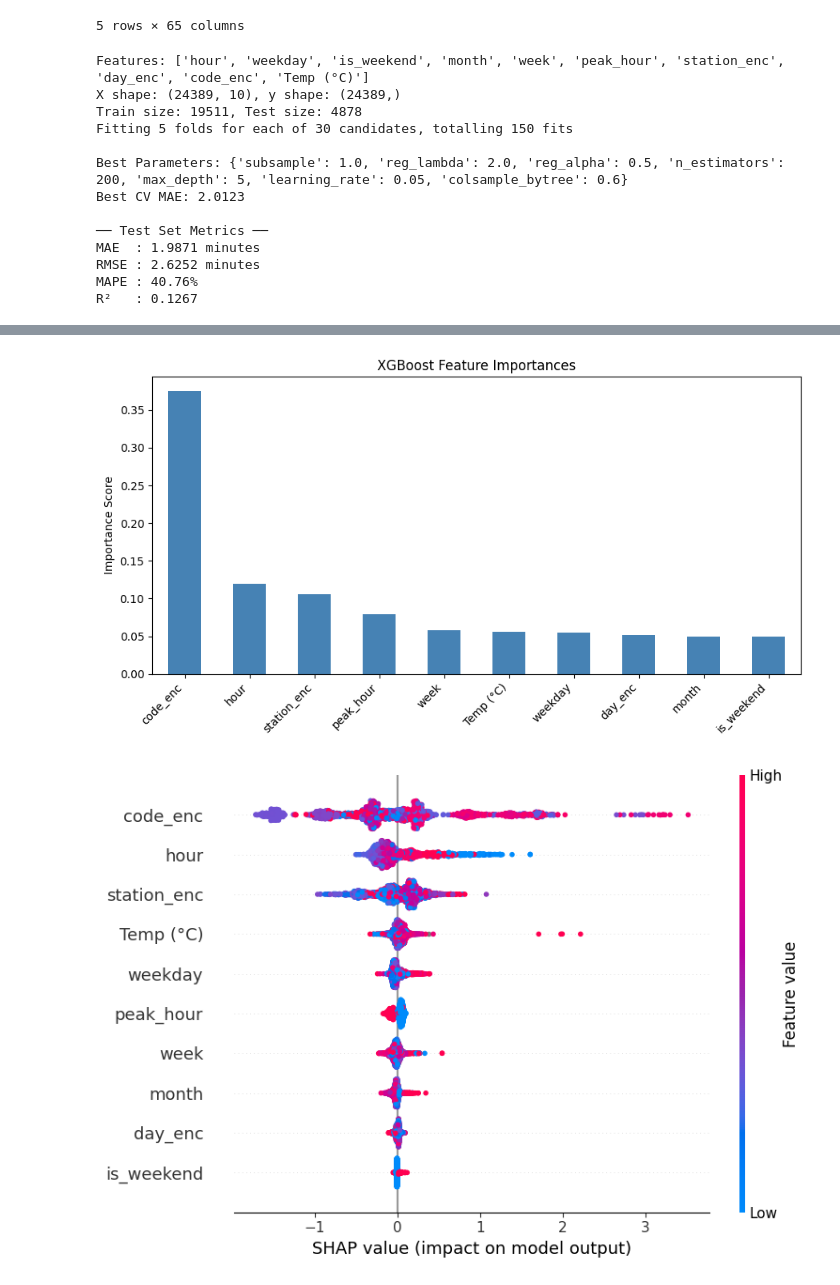
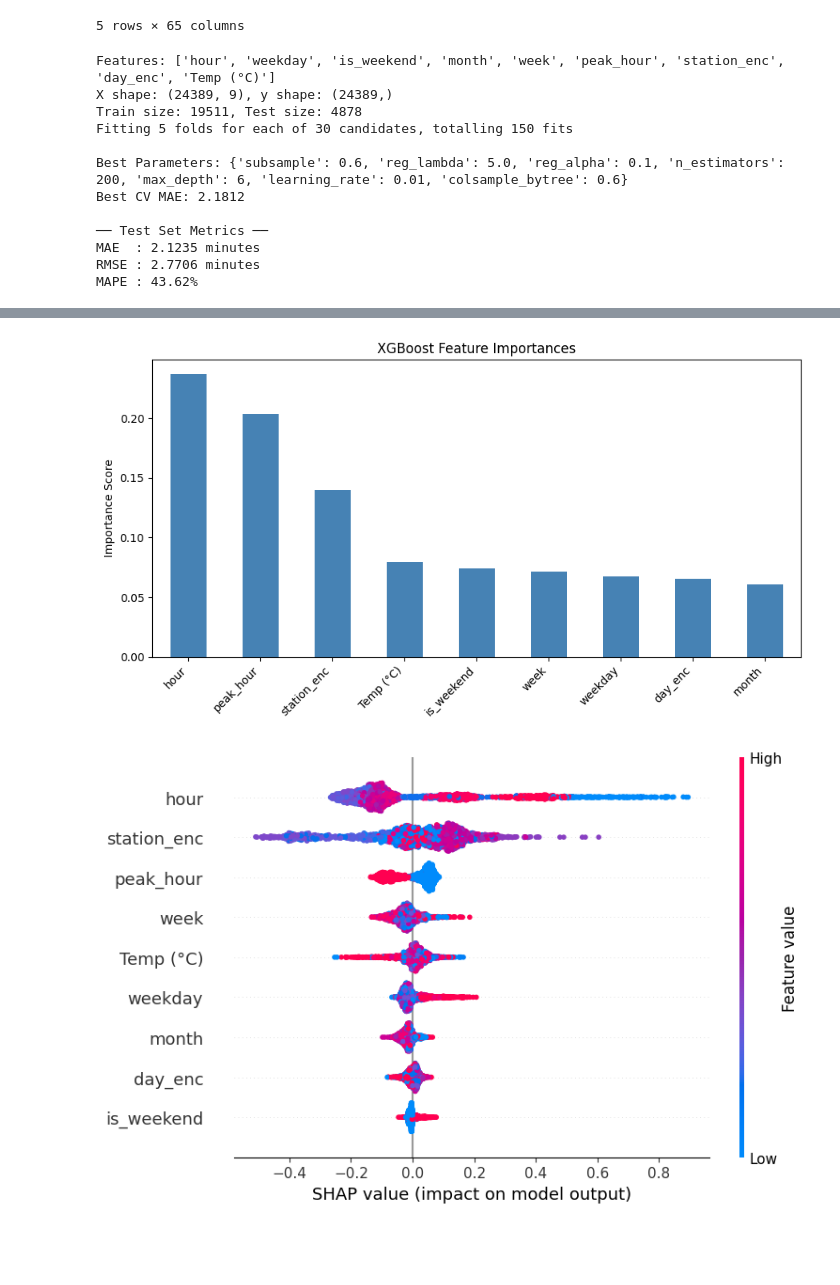
Before and after one commit to hwalia/C8ML7_subwaydelay, a Jupyter notebook: model/XGboost.ipynb, the cells around one changed output, grey strips where cells are left out. Drawn from its saved outputs; the diff is of its cells as text; code cells hidden in the pictures; blank space fills up the shorter version.

```diff
--- a/model/XGboost.ipynb
+++ b/model/XGboost.ipynb
@@ -23,0 +100,19 @@ import shap  # SHapley Additive exPlanations — explains which features drive p
+# %%
+## 5. ENCODE CATEGORICAL FEATURES
+
+# List of columns that contain text categories
+# XGBoost requires all inputs to be numeric, so we must convert these
+cat_cols = ['station', 'code', 'bound', 'line', 'day']
+
+# Create a LabelEncoder instance — reused for each column
+le = LabelEncoder()
+
+# Loop through each categorical column and create a new encoded version
+# e.g. 'BLOOR STATION' → 3, 'DUNDAS STATION' → 7, etc.
+# We keep the originals in case we need them for inspection later
+for col in cat_cols:
+    df[col + '_enc'] = le.fit_transform(df[col].astype(str))
+
+
+# Preview the first 5 rows
+df.head()
@@ -107,7 +678,7 @@ dtype: int64
 | 4 | 2023-01-01 | 08:11 | Sunday | GREENWOOD STATION | MUNOA | 5 | 10 | E | BD | 0 | ... |
 5 rows × 65 columns
 # %%
-## 5 DEFINE FEATURES AND TARGET
+## 6. DEFINE FEATURES AND TARGET
 
 # The list of input columns the model will learn from
 FEATURES = [
@@ -121,8 +692,7 @@ FEATURES = [
     # knowing the gap already implies knowing the delay, so it cannot be used as a predictor
     'station_enc',        # Encoded station name
     'day_enc',             # Encoded day name
-    'code_enc',           # Encoded delay code
-    'Temp (°C)'          # Temperature in Celsius
+    'Temp (°C)'
 ]
 
 # The column we want to predict — how many minutes the delay will be
@@ -136,7 +706,7 @@ print(f"Features: {FEATURES}")
 print(f"X shape: {X.shape}, y shape: {y.shape}")
 
 
-## 6. TRAIN-TEST SPLIT
+## 7. TRAIN / TEST SPLIT (time-aware)
 
 # Calculate the index that corresponds to 80% of the data
 # We use a chronological split so the model trains on past data
@@ -154,7 +724,7 @@ X_train = X_train.astype(float)
 X_test  = X_test.astype(float)
 
 
-## 7. HYPERPARAMETER TUNING (RandomizedSearchCV + TimeSeriesSplit)
+## 8. HYPERPARAMETER TUNING (RandomizedSearchCV + TimeSeriesSplit)
 
 # Create 5 time-ordered cross-validation folds within the training set
 # Each fold uses earlier data for training and later data for validation
@@ -203,7 +773,7 @@ print(f"\nBest Parameters: {random_search.best_params_}")
 print(f"Best CV MAE: {-random_search.best_score_:.4f}")
 
 
-## 8FINAL MODEL TRAINING AND EVALUATION
+## 9. FINAL MODEL TRAINING AND EVALUATION
 
 # best_estimator_ is the model already retrained on the full training set
 # using the best hyperparameters found during the search
@@ -219,21 +789,18 @@ mae = mean_absolute_error(y_test, y_pred)
 rmse = np.sqrt(mean_squared_error(y_test, y_pred))
 
 # MAPE: percentage-based error — how far off are we relative to the actual value
-mape = np.mean(np.abs((y_test - y_pred) / y_test)) * 100
-
-# R²: how much of the variance in delays the model explains (0–1, higher is better)
-r2 = r2_score(y_test, y_pred)
+# Adding 1e-5 to avoid division by zero when actual delay is 0
+mape = np.mean(np.abs((y_test - y_pred) / (y_test + 1e-5))) * 100
 
 print(f"\n── Test Set Metrics ──")
 print(f"MAE  : {mae:.4f} minutes")
 print(f"RMSE : {rmse:.4f} minutes")
 print(f"MAPE : {mape:.2f}%")
-print(f"R²   : {r2:.4f}")
 
 
-## 9. VISUALIZATIONS
+## 10. VISUALIZATIONS
 
-# --- 9. Actual vs Predicted ---
+# --- 11a. Actual vs Predicted ---
 # Plot the first 300 test samples to visually compare predictions to ground truth
 fig, ax = plt.subplots(figsize=(10, 4))
 ax.plot(y_test.values[:300], label='Actual', alpha=0.7)    # True delay values
@@ -245,7 +812,7 @@ ax.legend()
 plt.tight_layout()
 plt.show()
 
-# --- 9b. Residuals ---
+# --- 11b. Residuals ---
 # Residuals = how wrong each prediction was (positive = underestimated, negative = overestimated)
 # A good model has residuals centered near 0 with no strong skew
 residuals = y_test.values - y_pred
@@ -257,7 +824,7 @@ ax.set_ylabel('Count')
 plt.tight_layout()
 plt.show()
 
-# --- 9c. Feature Importance (built-in XGBoost) ---
+# --- 11c. Feature Importance (built-in XGBoost) ---
 # feature_importances_ shows how much each feature contributed to reducing error
 # Higher = more important to the model's decisions
 feat_imp = pd.Series(best_model.feature_importances_, index=FEATURES).sort_values(ascending=False)
@@ -270,7 +837,7 @@ plt.xticks(rotation=45, ha='right')
 plt.tight_layout()
 plt.show()
 
-## 10. SHAP ANALYSIS
+## 11. SHAP ANALYSIS
 
 # SHAP explains WHY the model made each prediction
 # by assigning each feature a contribution value (positive or negative)
@@ -296,16 +863,15 @@ shap.summary_plot(shap_values, X_shap, feature_names=FEATURES)
 # This is a cleaner version of overall feature importance
 shap.summary_plot(shap_values, X_shap, feature_names=FEATURES, plot_type='bar')
 # %% [output]
-Features: ['hour', 'weekday', 'is_weekend', 'month', 'week', 'peak_hour', 'station_enc', 'day_enc', 'code_enc', 'Temp (°C)']
-X shape: (24389, 10), y shape: (24389,)
+Features: ['hour', 'weekday', 'is_weekend', 'month', 'week', 'peak_hour', 'station_enc', 'day_enc', 'Temp (°C)']
+X shape: (24389, 9), y shape: (24389,)
 Train size: 19511, Test size: 4878
 Fitting 5 folds for each of 30 candidates, totalling 150 fits
 
-Best Parameters: {'subsample': 1.0, 'reg_lambda': 2.0, 'reg_alpha': 0.5, 'n_estimators': 200, 'max_depth': 5, 'learning_rate': 0.05, 'colsample_bytree': 0.6}
-Best CV MAE: 2.0123
+Best Parameters: {'subsample': 0.6, 'reg_lambda': 5.0, 'reg_alpha': 0.1, 'n_estimators': 200, 'max_depth': 6, 'learning_rate': 0.01, 'colsample_bytree': 0.6}
+Best CV MAE: 2.1812
 
 ── Test Set Metrics ──
-MAE  : 1.9871 minutes
-RMSE : 2.6252 minutes
-MAPE : 40.76%
-R²   : 0.1267
+MAE  : 2.1235 minutes
+RMSE : 2.7706 minutes
+MAPE : 43.62%
@@ -314,2 +880,2 @@ R²   : 0.1267
-[figure, old version]
+[figure, new version]
-[figure, old version]
+[figure, new version]
```
Also changed, not shown: parts of 16 cells of this notebook.
